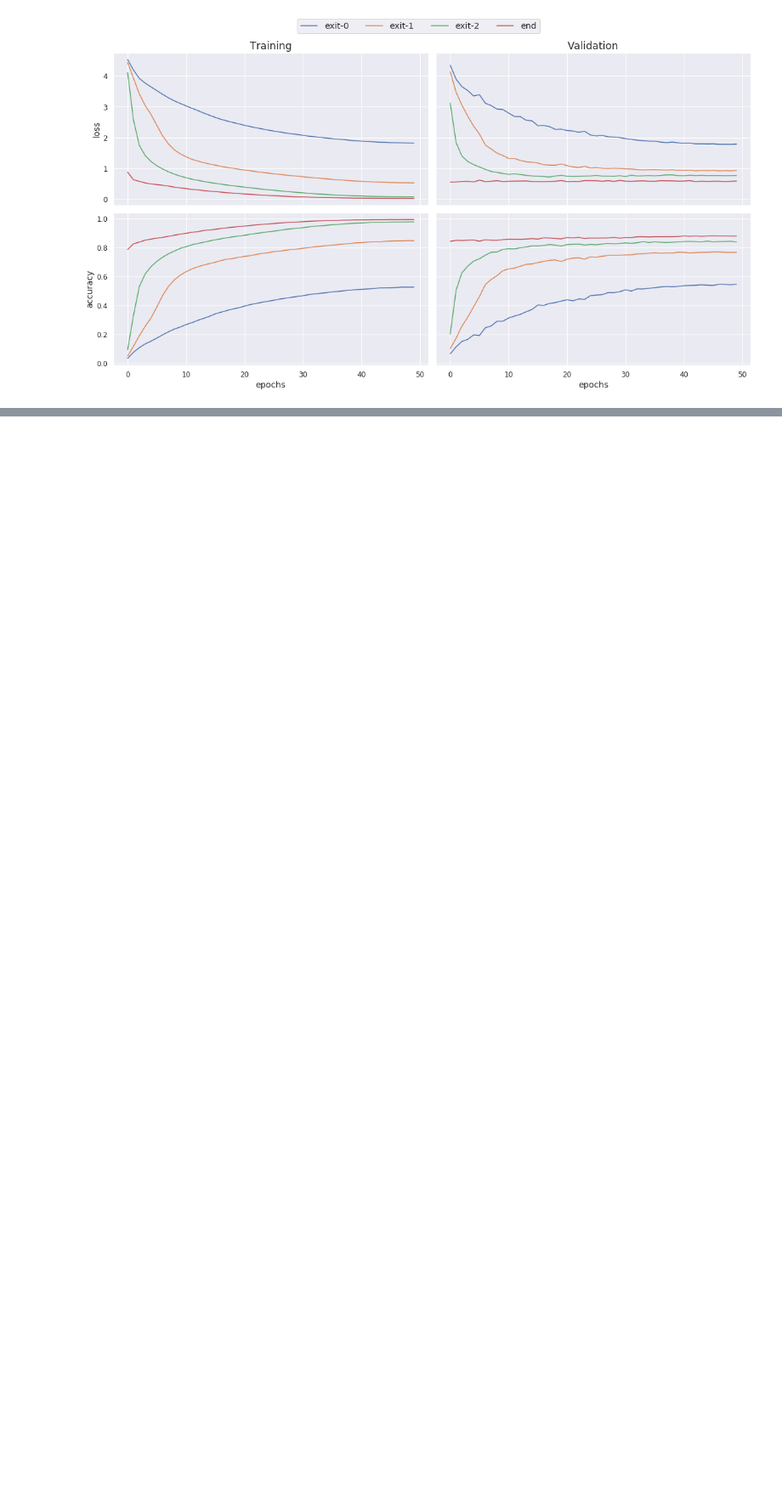
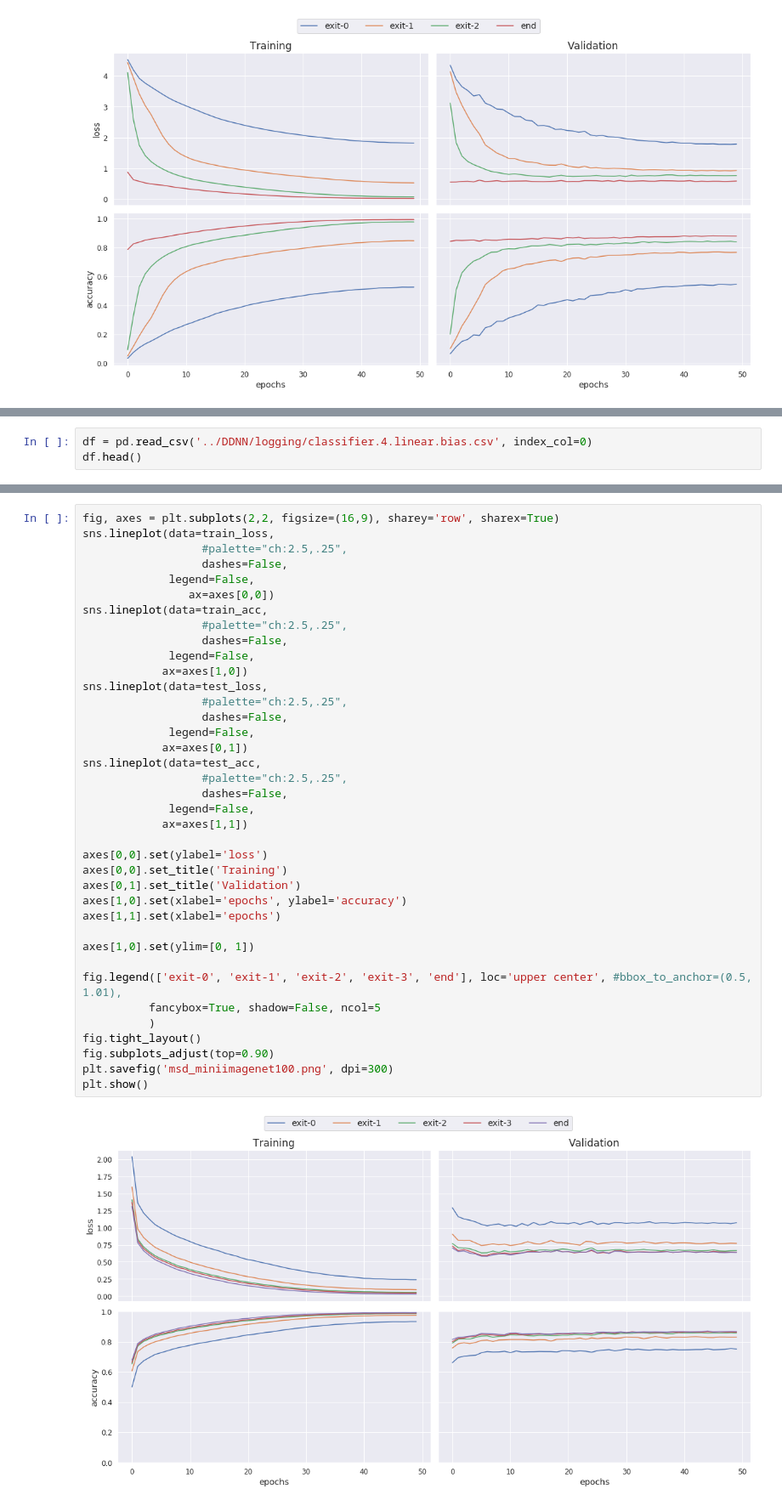
Before and after one commit to AlexKarlsen/thesis-src, a Jupyter notebook: Train Visualization/Train Validation Visualization BDenseNet miniimagenet.ipynb, the cells around one changed output, grey strips where cells are left out. Shown at 85% size. Cells and saved outputs as stored; diff of their text form; blank space fills up the shorter version.

```diff
--- a/Train Visualization/Train Validation Visualization BDenseNet miniimagenet.ipynb
+++ b/Train Visualization/Train Validation Visualization BDenseNet miniimagenet.ipynb
@@ -220,0 +206,3 @@ plt.show()
+# %%
+df = pd.read_csv('../DDNN/logging/classifier.4.linear.bias.csv', index_col=0)
+df.head()
@@ -221,3 +253,43 @@ plt.show()
+# %%
+fig, axes = plt.subplots(2,2, figsize=(16,9), sharey='row', sharex=True)
+sns.lineplot(data=train_loss,
+                  #palette="ch:2.5,.25",
+                  dashes=False,
+             legend=False,
+                ax=axes[0,0])
+sns.lineplot(data=train_acc,
+                  #palette="ch:2.5,.25",
+                  dashes=False,
+             legend=False,
+            ax=axes[1,0])
+sns.lineplot(data=test_loss,
+                  #palette="ch:2.5,.25",
+                  dashes=False,
+             legend=False,
+            ax=axes[0,1])
+sns.lineplot(data=test_acc,
+                  #palette="ch:2.5,.25",
+                  dashes=False,
+             legend=False,
+            ax=axes[1,1])
+
+axes[0,0].set(ylabel='loss')
+axes[0,0].set_title('Training')
+axes[0,1].set_title('Validation')
+axes[1,0].set(xlabel='epochs', ylabel='accuracy')
+axes[1,1].set(xlabel='epochs')
+
+axes[1,0].set(ylim=[0, 1])
+
+fig.legend(['exit-0', 'exit-1', 'exit-2', 'exit-3', 'end'], loc='upper center', #bbox_to_anchor=(0.5, 1.01),
+          fancybox=True, shadow=False, ncol=5
+          )
+fig.tight_layout()
+fig.subplots_adjust(top=0.90)
+plt.savefig('msd_miniimagenet100.png', dpi=300)
+plt.show()
+# %% [output]
+[figure, added]
 # %%
 fig = plt.figure(figsize=(16,9))
 ax = sns.lineplot(data=train_acc,
```
Also changed, not shown: parts of 5 cells of this notebook, 2 other files.
